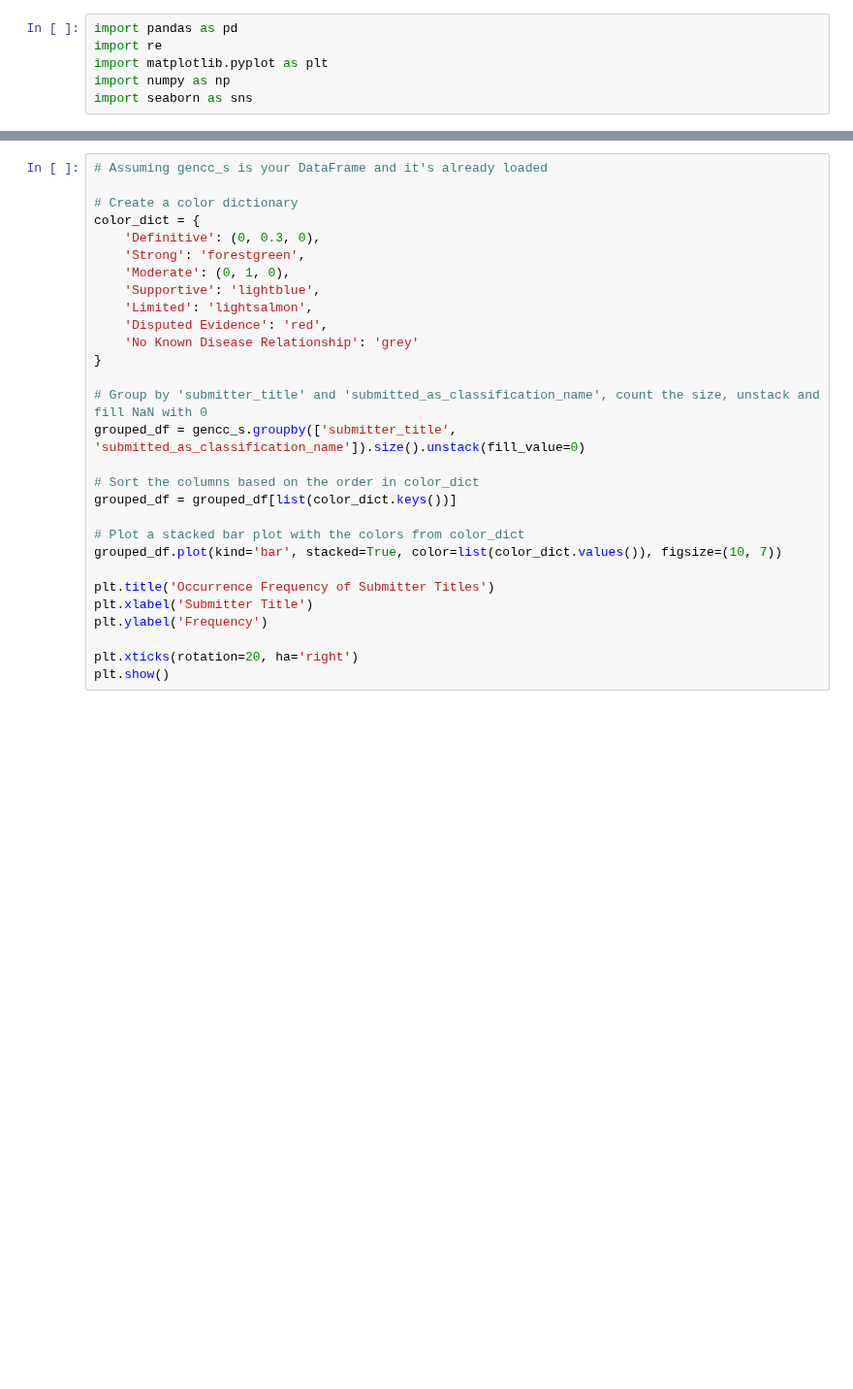
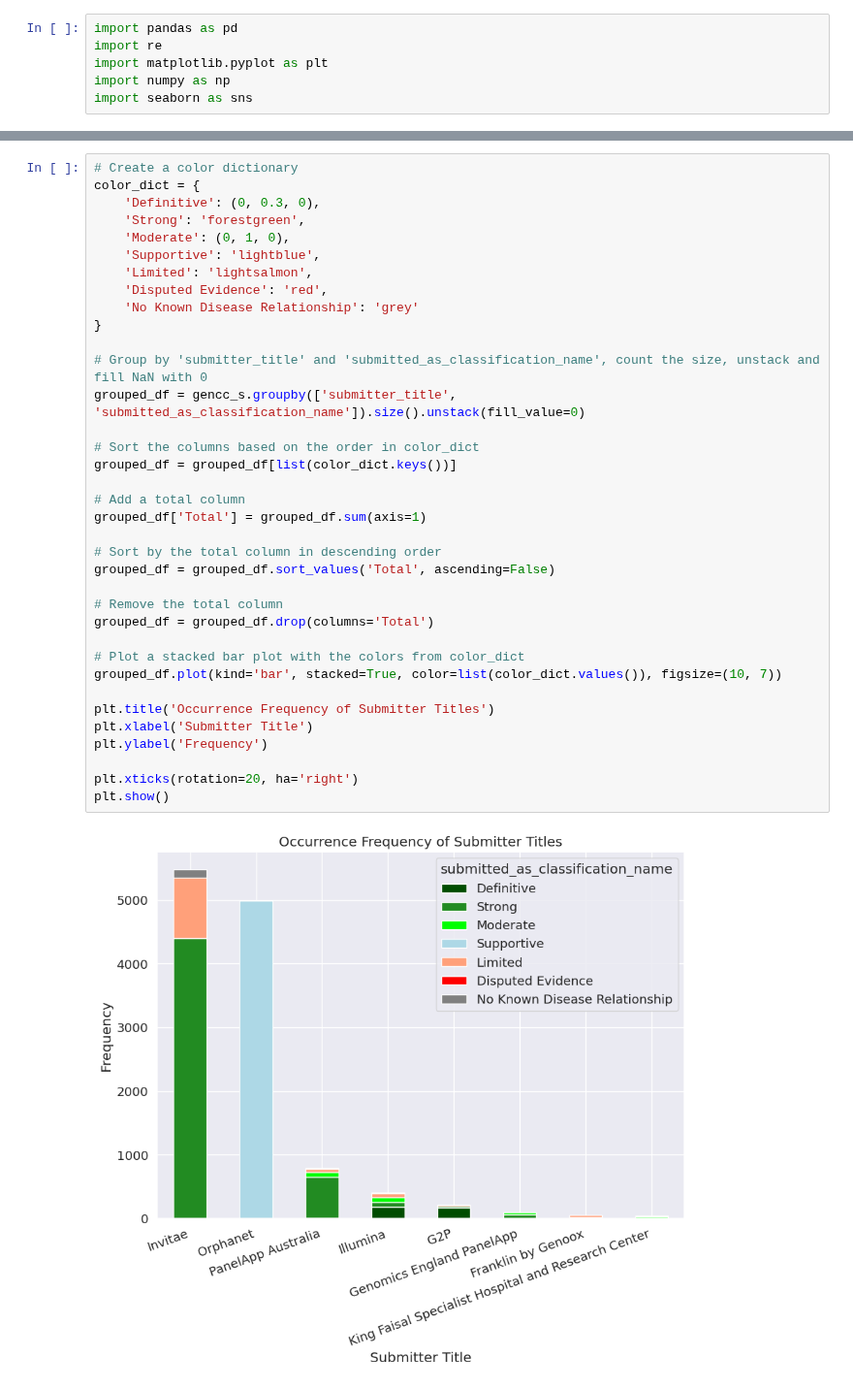
Before and after one commit to microsoft/healthfutures-evagg, a Jupyter notebook: sandbox/ash/gencc_truth_set.ipynb, the cells around one changed output, grey strips where cells are left out. Shown at 97% size. Drawn from its saved outputs; the diff is of its cells as text; blank space fills up the shorter version.

```diff
--- a/sandbox/ash/gencc_truth_set.ipynb
+++ b/sandbox/ash/gencc_truth_set.ipynb
@@ -162,29 +141,38 @@ plt.show()
 # %%
-# Assuming gencc_s is your DataFrame and it's already loaded
-
 # Create a color dictionary
 color_dict = {
     'Definitive': (0, 0.3, 0),
     'Strong': 'forestgreen',
     'Moderate': (0, 1, 0),
     'Supportive': 'lightblue',
     'Limited': 'lightsalmon',
     'Disputed Evidence': 'red',
     'No Known Disease Relationship': 'grey'
 }
 
 # Group by 'submitter_title' and 'submitted_as_classification_name', count the size, unstack and fill NaN with 0
 grouped_df = gencc_s.groupby(['submitter_title', 'submitted_as_classification_name']).size().unstack(fill_value=0)
 
 # Sort the columns based on the order in color_dict
 grouped_df = grouped_df[list(color_dict.keys())]
 
+# Add a total column
+grouped_df['Total'] = grouped_df.sum(axis=1)
+
+# Sort by the total column in descending order
+grouped_df = grouped_df.sort_values('Total', ascending=False)
+
+# Remove the total column
+grouped_df = grouped_df.drop(columns='Total')
+
 # Plot a stacked bar plot with the colors from color_dict
 grouped_df.plot(kind='bar', stacked=True, color=list(color_dict.values()), figsize=(10, 7))
 
 plt.title('Occurrence Frequency of Submitter Titles')
 plt.xlabel('Submitter Title')
 plt.ylabel('Frequency')
 
 plt.xticks(rotation=20, ha='right')
 plt.show()
+# %% [output]
+[figure, added]
```
Also changed, not shown: parts of 10 cells of this notebook.
